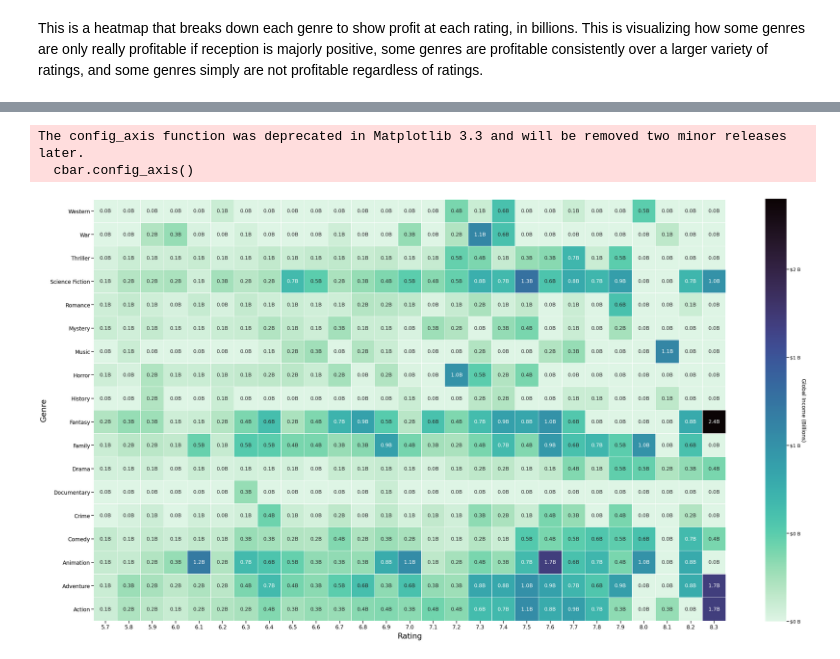
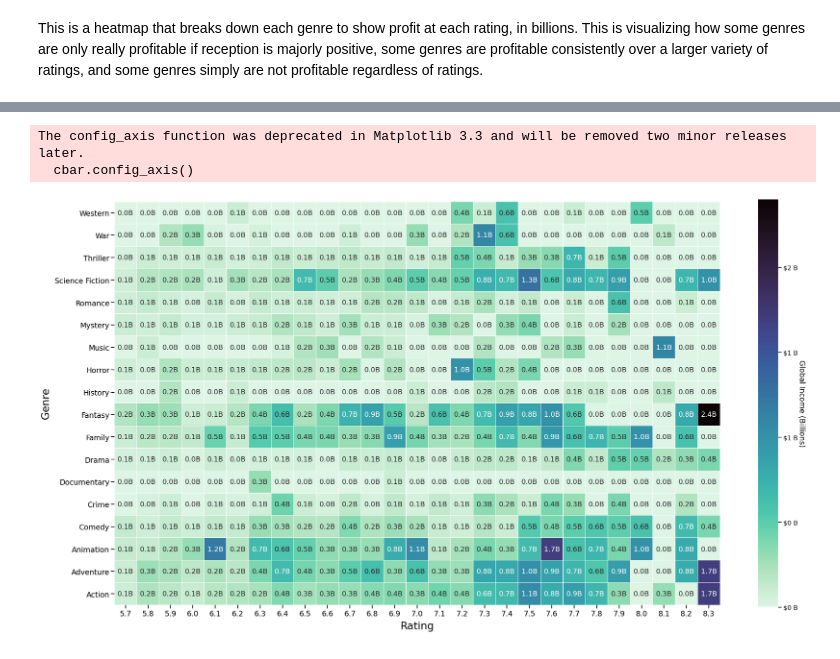
Before and after one commit to Jhuue/Flatiron-Capstone1, a Jupyter notebook: Exploratory Notebooks/Justen.ipynb, the cells around one changed output, grey strips where cells are left out. Drawn from its saved outputs; the diff is of its cells as text; code cells hidden in the pictures.

Commit message:
cleaned up the heatmap

```diff
--- a/Exploratory Notebooks/Justen.ipynb
+++ b/Exploratory Notebooks/Justen.ipynb
@@ -343,6 +343,8 @@ genres_with_budgets['incomebillions'] = round(genres_with_budgets['income']/1000
 # As a precaution for any variance, rounds all vote rating to 1 decimal place
 genres_with_budgets['int_vote_avg'] = round(genres_with_budgets['vote_average'], 1)
 
+genres_with_budgets['limited_genre_pool'] = genres_with_budgets[(genres_with_budgets['int_vote_avg'])]
+
 # Sets a filter on the vote average to range between 5.7 and 8.3, due to all values beneath 5.7 yielding similar results to values less than 6, and no data existing for ratings higher than 8.3
 genres_with_budgets = genres_with_budgets[(genres_with_budgets['int_vote_avg']>=5.7) & (genres_with_budgets['int_vote_avg']<=8.3)]
 
@@ -352,6 +356,6 @@ heatmap_df = heatmap_df.fillna(0)
 # %%
 # Creates size and subplot for the heatmap figure
-fig = plt.figure(figsize=(50,70))
+fig = plt.figure(figsize=(35,55))
 ax = fig.add_subplot(1,1,1)
 
 # Automatically adds text to the color bar values on the right
@@ -359,33 +363,32 @@ comma_fmt = FuncFormatter(lambda x, p: format("$" + str(int(x)) + " B"))
 
 # Improves readability on smaller computers
 sns.set_context("talk")
 
 # Generates a heatmap with proper theme, linewidth, annotation, and cbar formatting. Sets the heatmap to a variable for future reference
 ax = sns.heatmap(heatmap_df, linewidth=0.2, annot=True, cmap='mako_r',
                  fmt=',.1f', square=True, annot_kws={'size': 18},
-                 cbar_kws={'format': comma_fmt, 'orientation':'vertical', 'shrink':.392})
+                 cbar_kws={'format': comma_fmt, 'orientation':'vertical', 'shrink':.352})
 
 # Adds a 'B' to the end of each value in each square of the heatmap to indicate the number measures in billions
 for t in ax.texts:
     t.set_text(t.get_text() + "B")
 
 # Sets labels for x-axis, y-axis, and the title of the chart
-plt.title("HeatMap of Global Revenue by Rating and Genre", fontsize=30, pad=15)
 plt.xlabel("Rating", fontsize=27, labelpad=10)
 plt.ylabel("Genre", fontsize=27, labelpad=10)
 plt.yticks(rotation=0, fontsize=19)
 plt.xticks(size=19)
 
 # Flips the y-axis to align values accurately
 ax.invert_yaxis()
 
 # Creates a colorbar, labels it, and formats it
 cbar = ax.collections[0].colorbar
 cbar.set_label("Global Income (Billions)", rotation=270, fontsize=19, color='black', labelpad=20)
 cbar.config_axis()
 
 plt.show()
 # %% [output]
 The config_axis function was deprecated in Matplotlib 3.3 and will be removed two minor releases later.
   cbar.config_axis()
-[figure, old version]
+[figure, new version]
```
Also changed, not shown: parts of 1 cell of this notebook.
